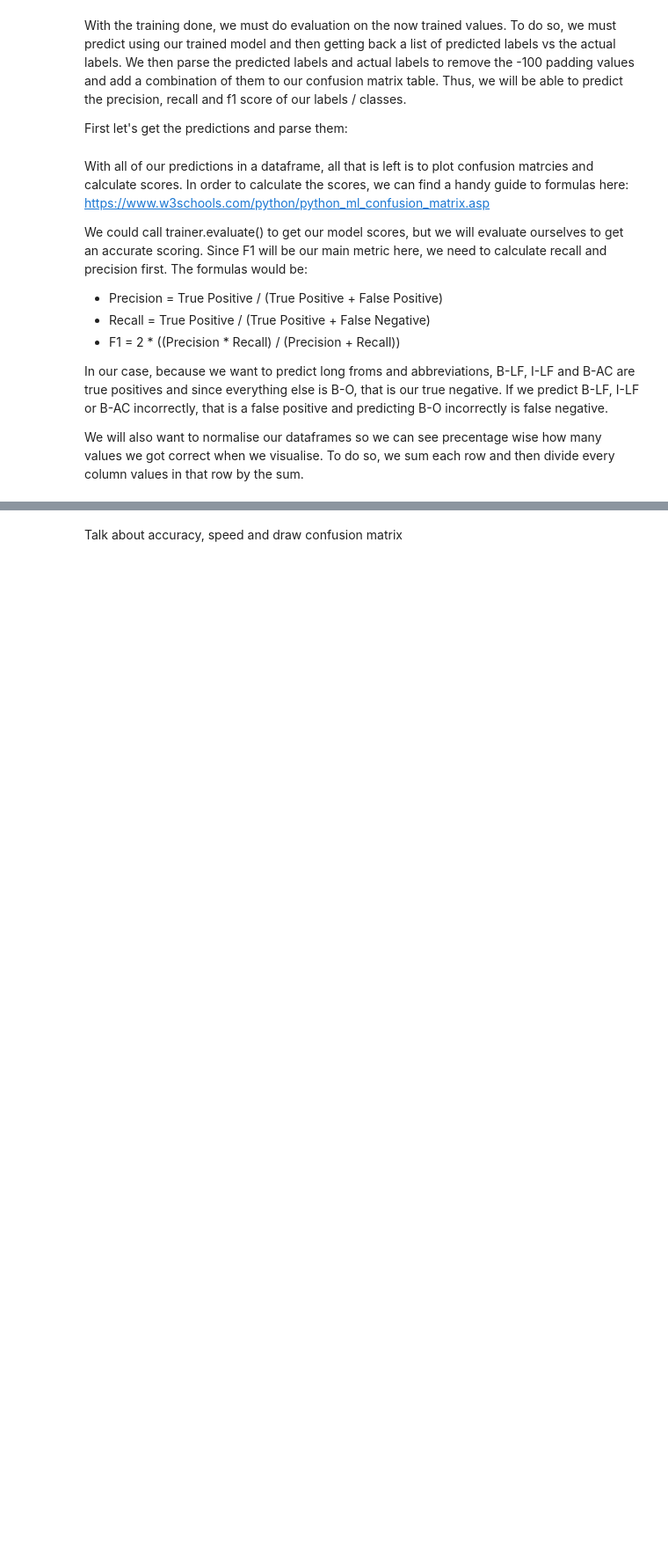
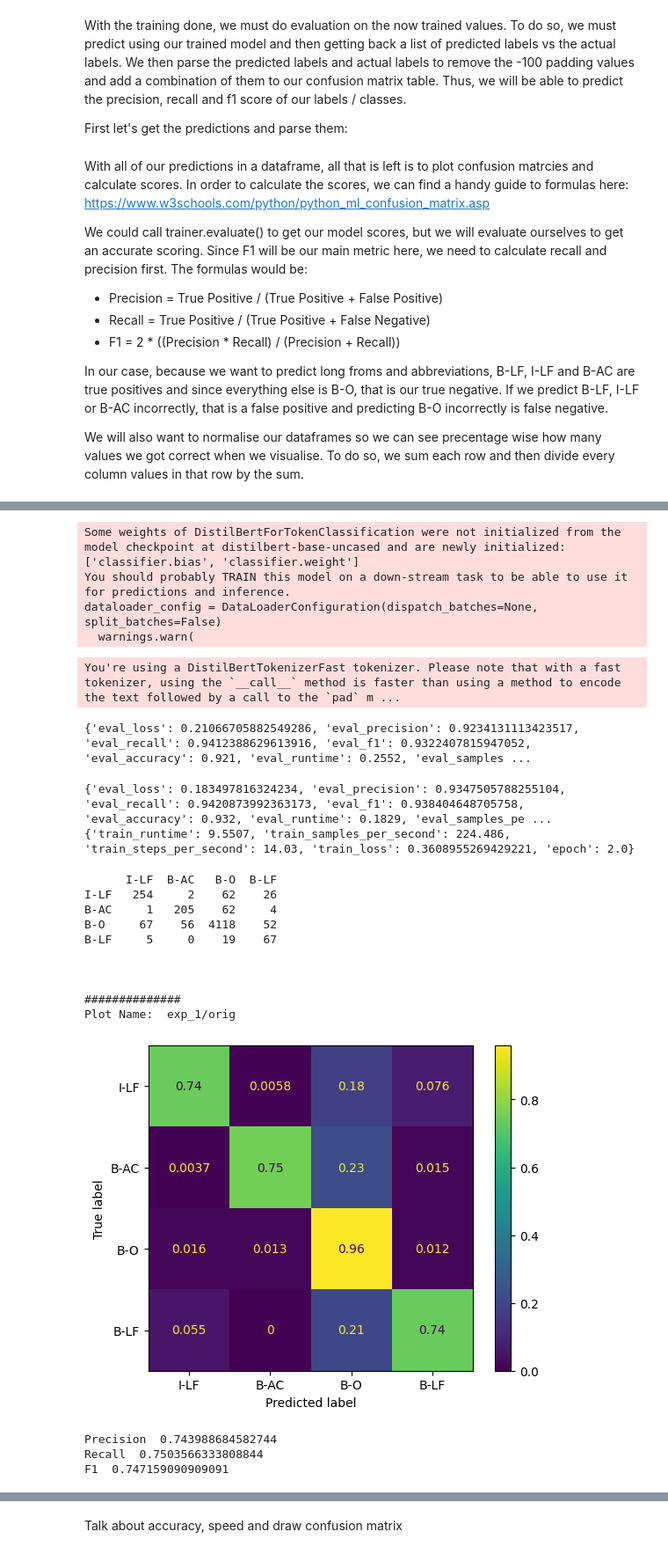
Before and after one commit to OliverKrieger/COM3029---NLP, a Jupyter notebook: cw/report/report_notebook.ipynb, the cells around one changed output, grey strips where cells are left out. Shown at 88% size. Saved outputs shown, nothing was run; the diff lists cells and outputs as text; code cells hidden in the pictures; blank space fills up the shorter version.

```diff
--- a/cw/report/report_notebook.ipynb
+++ b/cw/report/report_notebook.ipynb
@@ -915,0 +848,65 @@ Plot Name:  unique words removed with stop words and punctuations
+# %%
+def run_train_and_plot_pipeline(
+    train_data_collection:DataCollection,
+    test_data_collection:DataCollection,
+    validation_data_collection:DataCollection,
+    retrain_model:bool=True,
+    train_model_checkpoint_name:str="distilbert-base-uncased", # if we re-train use this
+    exp_path:str="exp_test", # otherwise to load data, will use this
+) -> None:
+    label_list:list[str] = train_data_collection.unique_ner_tags
+    id2label:dict = train_data_collection.ner_idx2label
+    label2id:dict = train_data_collection.ner_label2idx
+    if retrain_model:
+        model = AutoModelForTokenClassification.from_pretrained(
+            train_model_checkpoint_name,
+            num_labels=len(label_list),
+            id2label=id2label,
+            label2id=label2id)
+    else:
+        model =  AutoModelForTokenClassification.from_pretrained(
+            get_exp_checkpoint(exp_path),
+            num_labels=len(label_list),
+            id2label=id2label,
+            label2id=label2id)
+
+    train_tokenised = batch_list(tokenize_and_align_labels(train_data_collection))
+    test_tokenised = batch_list(tokenize_and_align_labels(test_data_collection))
+    validation_tokenised = batch_list(tokenize_and_align_labels(validation_data_collection))
+
+    trainer:Trainer = get_trainer(
+        model,
+        get_training_args(exp_path),
+        train_tokenised,
+        test_tokenised)
+    trainer.train()
+    pipeline_df:pd.DataFrame = trained_model_to_dataframe(trainer, validation_tokenised, train_data_collection.unique_ner_tags)
+    plot_and_metric(pipeline_df, name=exp_path)
+
+retrain_exp_1 = True
+# %%
+run_train_and_plot_pipeline(train_collection_original, test_collection, validation_collection, retrain_exp_1, exp_path="exp_1/orig")
+run_train_and_plot_pipeline(train_collection_all_removed, test_collection, validation_collection, retrain_exp_1, exp_path="exp_1/stop_punct")
+# %% [output]
+Some weights of DistilBertForTokenClassification were not initialized from the model checkpoint at distilbert-base-uncased and are newly initialized: ['classifier.bias', 'classifier.weight']
+You should probably TRAIN this model on a down-stream task to be able to use it for predictions and inference.
+dataloader_config = DataLoaderConfiguration(dispatch_batches=None, split_batches=False)
+  warnings.warn(
+You're using a DistilBertTokenizerFast tokenizer. Please note that with a fast tokenizer, using the `__call__` method is faster than using a method to encode the text followed by a call to the `pad` m ...
+{'eval_loss': 0.21066705882549286, 'eval_precision': 0.9234131113423517, 'eval_recall': 0.9412388629613916, 'eval_f1': 0.9322407815947052, 'eval_accuracy': 0.921, 'eval_runtime': 0.2552, 'eval_samples ...
+{'eval_loss': 0.183497816324234, 'eval_precision': 0.9347505788255104, 'eval_recall': 0.9420873992363173, 'eval_f1': 0.938404648705758, 'eval_accuracy': 0.932, 'eval_runtime': 0.1829, 'eval_samples_pe ...
+{'train_runtime': 9.5507, 'train_samples_per_second': 224.486, 'train_steps_per_second': 14.03, 'train_loss': 0.3608955269429221, 'epoch': 2.0}
+      I-LF  B-AC   B-O  B-LF
+I-LF   254     2    62    26
+B-AC     1   205    62     4
+B-O     67    56  4118    52
+B-LF     5     0    19    67
+
+
+
+##############
+Plot Name:  exp_1/orig
+[figure, added]
+Precision  0.743988684582744
+Recall  0.7503566333808844
+F1  0.747159090909091
```
Also changed, not shown: parts of 14 cells of this notebook.
